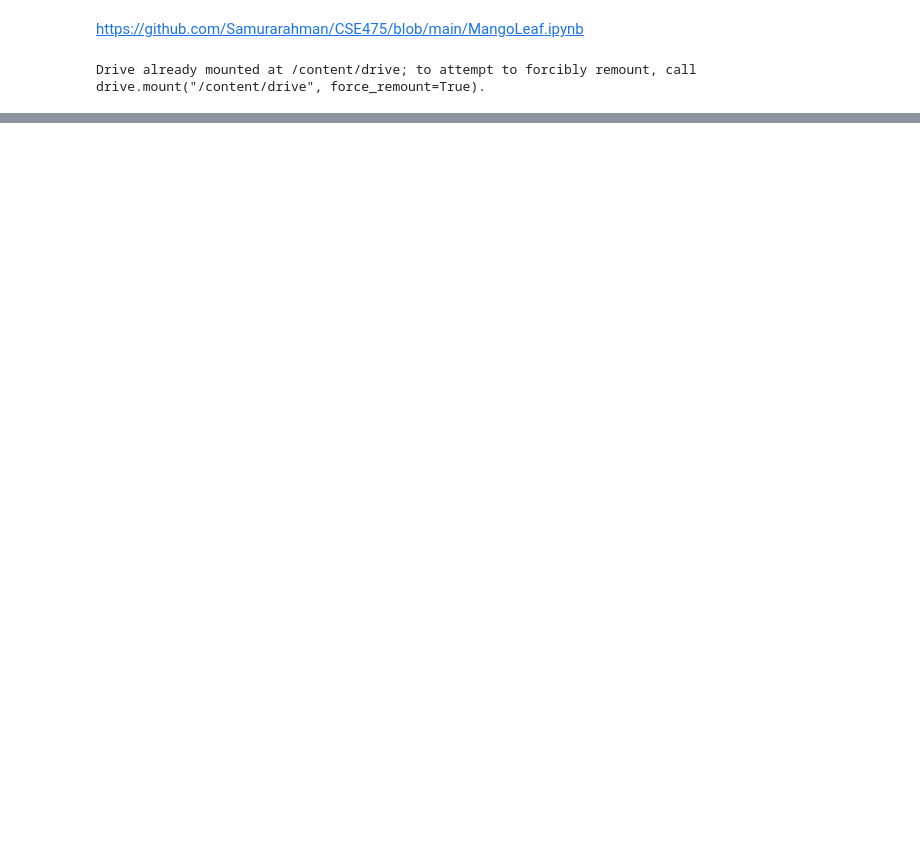
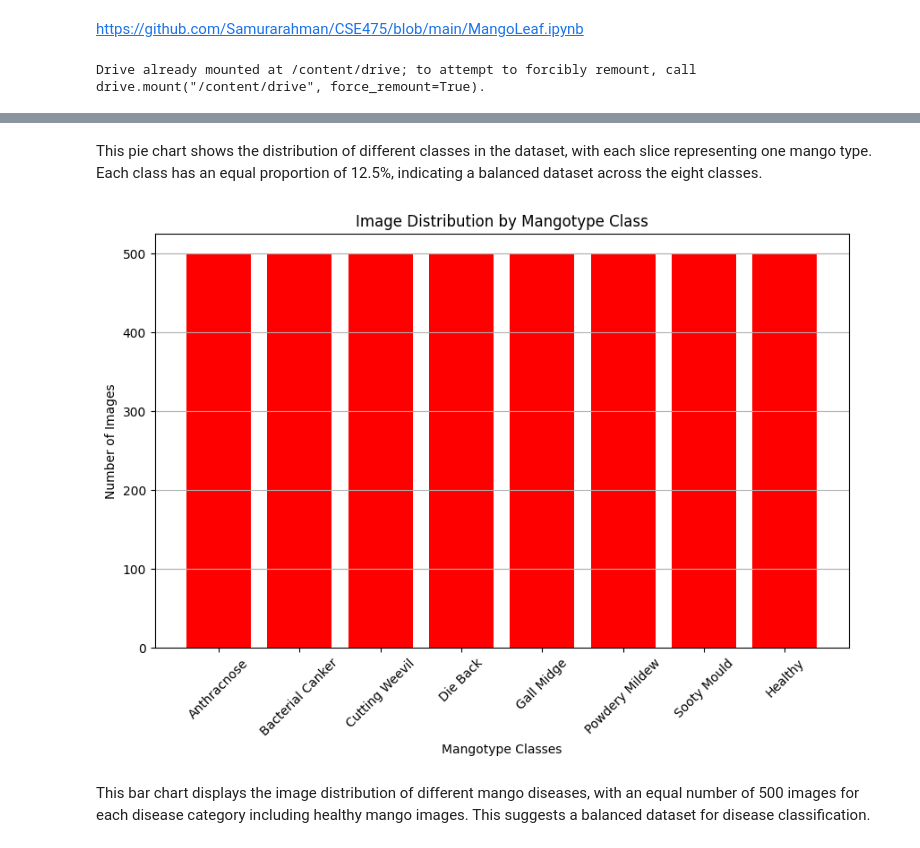
Before and after one commit to Samurarahman/CSE475, a Jupyter notebook: MangoLeaf.ipynb, the cells around one changed output, grey strips where cells are left out. Cells and saved outputs as stored; diff of their text form; code cells hidden in the pictures; blank space fills up the shorter version.

```diff
--- a/MangoLeaf.ipynb
+++ b/MangoLeaf.ipynb
@@ -44 +65,15 @@ print("Labels shape:", labels.shape)
+# %% [markdown]
+This pie chart shows the distribution of different classes in the dataset, with each slice representing one mango type. Each class has an equal proportion of 12.5%, indicating a balanced dataset across the eight classes.
+# %%
+plt.figure(figsize=(10, 6))
+plt.bar(mangotypes, class_counts, color='red')
+plt.title('Image Distribution by Mangotype Class')
+plt.xlabel('Mangotype Classes')
+plt.ylabel('Number of Images')
+plt.xticks(rotation=45)
+plt.grid(axis='y')
+# %% [output]
+[figure, added]
+# %% [markdown]
+This bar chart displays the image distribution of different mango diseases, with an equal number of 500 images for each disease category including healthy mango images. This suggests a balanced dataset for disease classification.
 # %%
```
Also changed, not shown: parts of 24 cells of this notebook.
